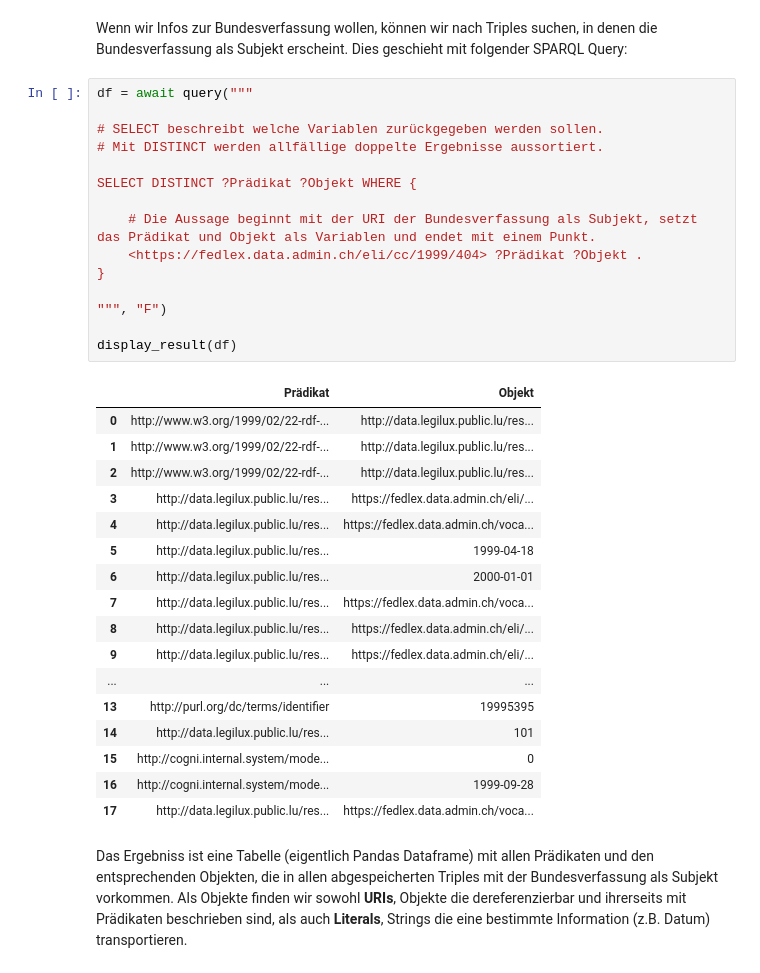
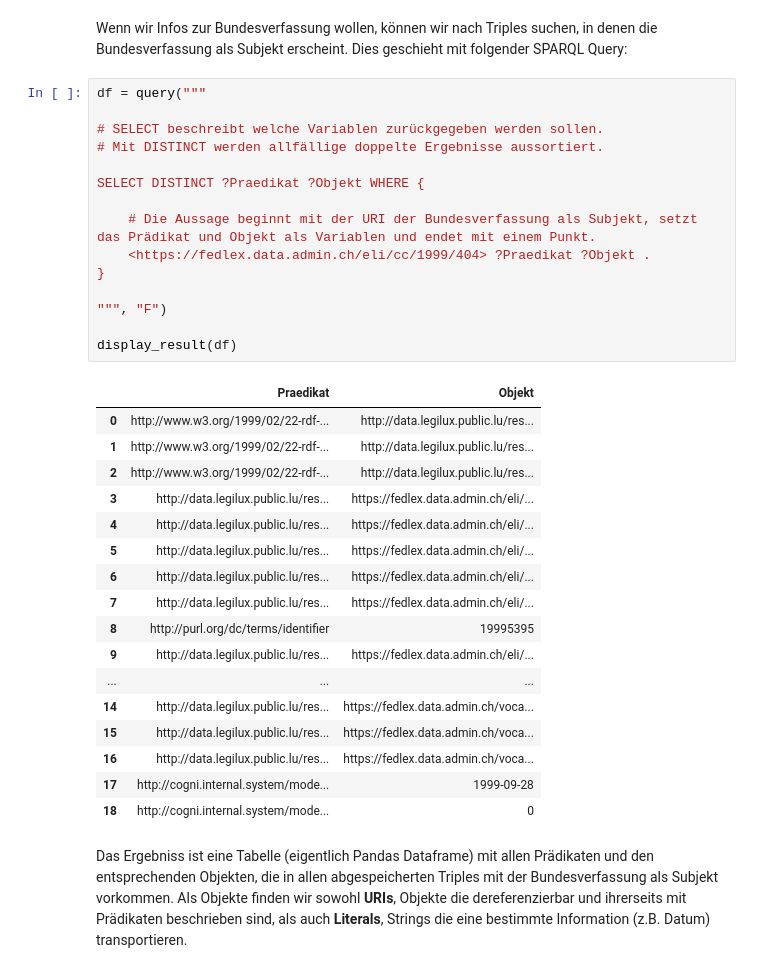
Before and after one commit to SwissFederalArchives/LD-Tutorials, a Jupyter notebook: content/fedlex.ipynb, the cells around one changed output. Drawn from its saved outputs; the diff is of its cells as text.

```diff
--- a/content/fedlex.ipynb
+++ b/content/fedlex.ipynb
@@ -248,38 +249,38 @@ Die Website https://fedlex.admin.ch und alle dort angzeigten Daten basieren auf
 # %% [markdown]
 Wenn wir Infos zur Bundesverfassung wollen, können wir nach Triples suchen, in denen die Bundesverfassung als Subjekt erscheint. Dies geschieht mit folgender SPARQL Query:
 # %%
-df = await query("""
+df = query("""
 
 # SELECT beschreibt welche Variablen zurückgegeben werden sollen.
 # Mit DISTINCT werden allfällige doppelte Ergebnisse aussortiert.
 
-SELECT DISTINCT ?Prädikat ?Objekt WHERE {
+SELECT DISTINCT ?Praedikat ?Objekt WHERE {
 
     # Die Aussage beginnt mit der URI der Bundesverfassung als Subjekt, setzt das Prädikat und Objekt als Variablen und endet mit einem Punkt.
-    <https://fedlex.data.admin.ch/eli/cc/1999/404> ?Prädikat ?Objekt .
+    <https://fedlex.data.admin.ch/eli/cc/1999/404> ?Praedikat ?Objekt .
 }
 
 """, "F")
 
 display_result(df)
 # %% [output]
-|  | Prädikat | Objekt |
+|  | Praedikat | Objekt |
 | 0 | http://www.w3.org/1999/02/22-rdf-... | http://data.legilux.public.lu/res... |
 | 1 | http://www.w3.org/1999/02/22-rdf-... | http://data.legilux.public.lu/res... |
 | 2 | http://www.w3.org/1999/02/22-rdf-... | http://data.legilux.public.lu/res... |
 | 3 | http://data.legilux.public.lu/res... | https://fedlex.data.admin.ch/eli/... |
-| 4 | http://data.legilux.public.lu/res... | https://fedlex.data.admin.ch/voca... |
-| 5 | http://data.legilux.public.lu/res... | 1999-04-18 |
-| 6 | http://data.legilux.public.lu/res... | 2000-01-01 |
-| 7 | http://data.legilux.public.lu/res... | https://fedlex.data.admin.ch/voca... |
-| 8 | http://data.legilux.public.lu/res... | https://fedlex.data.admin.ch/eli/... |
+| 4 | http://data.legilux.public.lu/res... | https://fedlex.data.admin.ch/eli/... |
+| 5 | http://data.legilux.public.lu/res... | https://fedlex.data.admin.ch/eli/... |
+| 6 | http://data.legilux.public.lu/res... | https://fedlex.data.admin.ch/eli/... |
+| 7 | http://data.legilux.public.lu/res... | https://fedlex.data.admin.ch/eli/... |
+| 8 | http://purl.org/dc/terms/identifier | 19995395 |
 | 9 | http://data.legilux.public.lu/res... | https://fedlex.data.admin.ch/eli/... |
 | ... | ... | ... |
-| 13 | http://purl.org/dc/terms/identifier | 19995395 |
-| 14 | http://data.legilux.public.lu/res... | 101 |
-| 15 | http://cogni.internal.system/mode... | 0 |
-| 16 | http://cogni.internal.system/mode... | 1999-09-28 |
-| 17 | http://data.legilux.public.lu/res... | https://fedlex.data.admin.ch/voca... |
+| 14 | http://data.legilux.public.lu/res... | https://fedlex.data.admin.ch/voca... |
+| 15 | http://data.legilux.public.lu/res... | https://fedlex.data.admin.ch/voca... |
+| 16 | http://data.legilux.public.lu/res... | https://fedlex.data.admin.ch/voca... |
+| 17 | http://cogni.internal.system/mode... | 1999-09-28 |
+| 18 | http://cogni.internal.system/mode... | 0 |
 # %% [markdown]
 Das Ergebniss ist eine Tabelle (eigentlich Pandas Dataframe) mit allen Prädikaten und den entsprechenden Objekten, die in allen abgespeicherten Triples mit der Bundesverfassung als Subjekt vorkommen. Als Objekte finden wir sowohl **URIs**, Objekte die dereferenzierbar und ihrerseits mit Prädikaten beschrieben sind, als auch **Literals**, Strings die eine bestimmte Information (z.B. Datum) transportieren.
 # %% [markdown]
```
Also changed, not shown: parts of 15 cells of this notebook, 1 other file.
